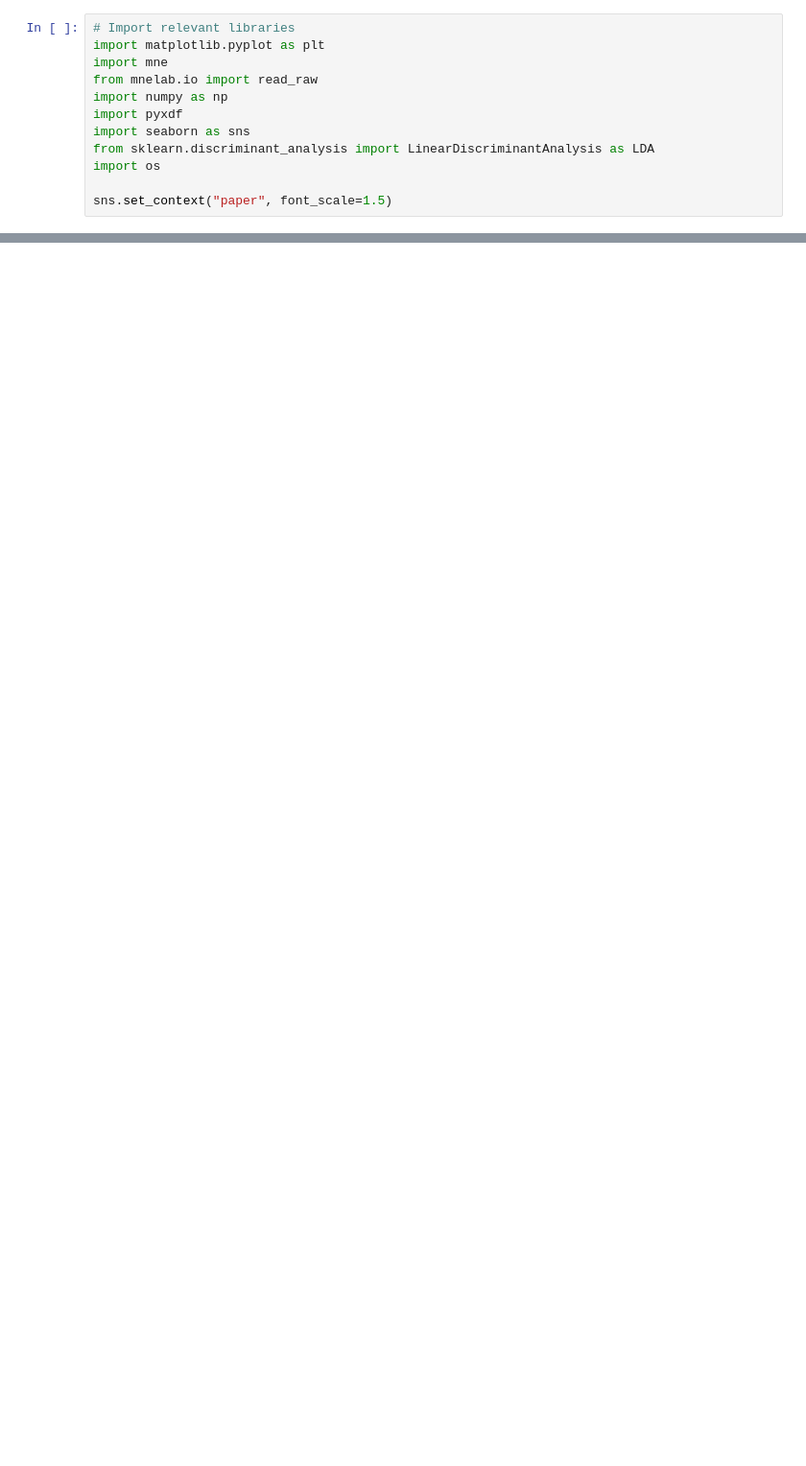
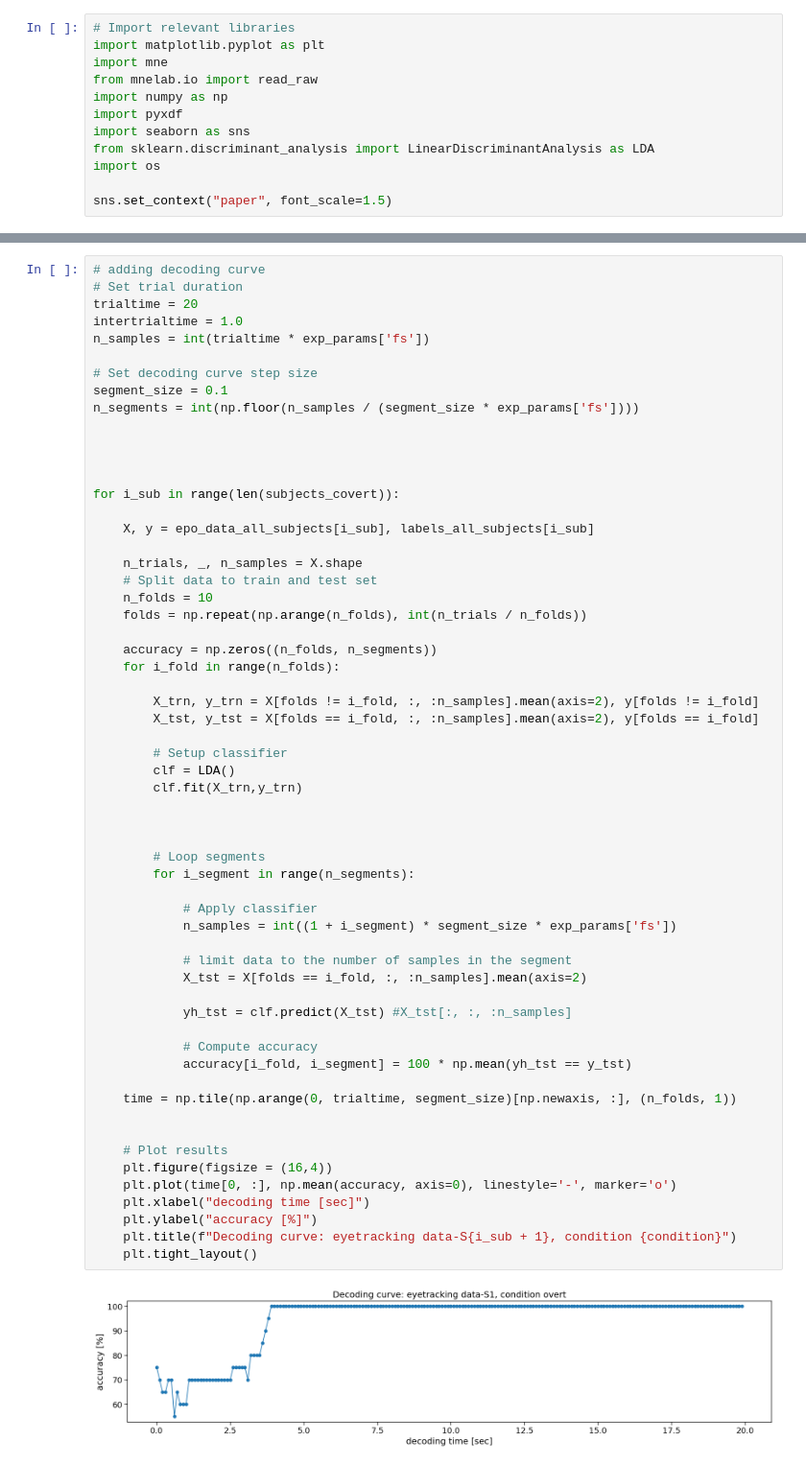
Before and after one commit to ShekharNarayanan/Covert_CVEP, a Jupyter notebook: version_2/analysis/eye_tracker_analysis1.ipynb, the cells around one changed output, grey strips where cells are left out. Shown at 96% size. Drawn from its saved outputs; the diff is of its cells as text; blank space fills up the shorter version.

```diff
--- a/version_2/analysis/eye_tracker_analysis1.ipynb
+++ b/version_2/analysis/eye_tracker_analysis1.ipynb
@@ -234,0 +307,61 @@ accuracy_covert.mean(axis = 0).mean()
+# %%
+# adding decoding curve
+# Set trial duration
+trialtime = 20
+intertrialtime = 1.0
+n_samples = int(trialtime * exp_params['fs'])
+
+# Set decoding curve step size
+segment_size = 0.1
+n_segments = int(np.floor(n_samples / (segment_size * exp_params['fs'])))
+
+
+
+
+for i_sub in range(len(subjects_covert)):
+
+    X, y = epo_data_all_subjects[i_sub], labels_all_subjects[i_sub]
+
+    n_trials, _, n_samples = X.shape
+    # Split data to train and test set
+    n_folds = 10
+    folds = np.repeat(np.arange(n_folds), int(n_trials / n_folds))
+
+    accuracy = np.zeros((n_folds, n_segments))
+    for i_fold in range(n_folds):
+
+        X_trn, y_trn = X[folds != i_fold, :, :n_samples].mean(axis=2), y[folds != i_fold]
+        X_tst, y_tst = X[folds == i_fold, :, :n_samples].mean(axis=2), y[folds == i_fold]
+
+        # Setup classifier
+        clf = LDA()
+        clf.fit(X_trn,y_trn)
+
+
+
+        # Loop segments
+        for i_segment in range(n_segments):
+
+            # Apply classifier
+            n_samples = int((1 + i_segment) * segment_size * exp_params['fs'])
+
+            # limit data to the number of samples in the segment
+            X_tst = X[folds == i_fold, :, :n_samples].mean(axis=2)
+
+            yh_tst = clf.predict(X_tst) #X_tst[:, :, :n_samples]
+
+            # Compute accuracy
+            accuracy[i_fold, i_segment] = 100 * np.mean(yh_tst == y_tst)
+
+    time = np.tile(np.arange(0, trialtime, segment_size)[np.newaxis, :], (n_folds, 1))
+
+
+    # Plot results
+    plt.figure(figsize = (16,4))
+    plt.plot(time[0, :], np.mean(accuracy, axis=0), linestyle='-', marker='o')
+    plt.xlabel("decoding time [sec]")
+    plt.ylabel("accuracy [%]")
+    plt.title(f"Decoding curve: eyetracking data-S{i_sub + 1}, condition {condition}")
+    plt.tight_layout()
+# %% [output]
+[figure, added]
```
Also changed, not shown: parts of 8 cells of this notebook.
